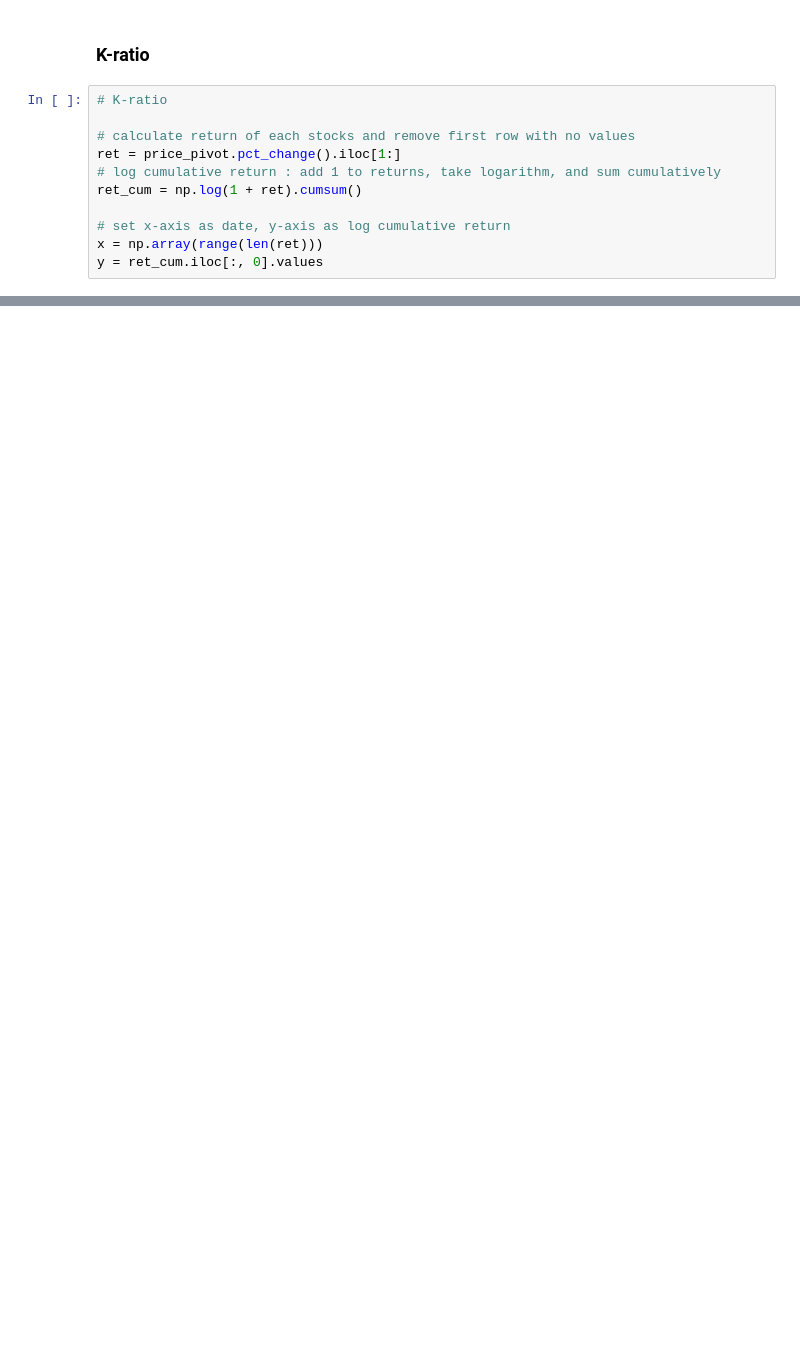
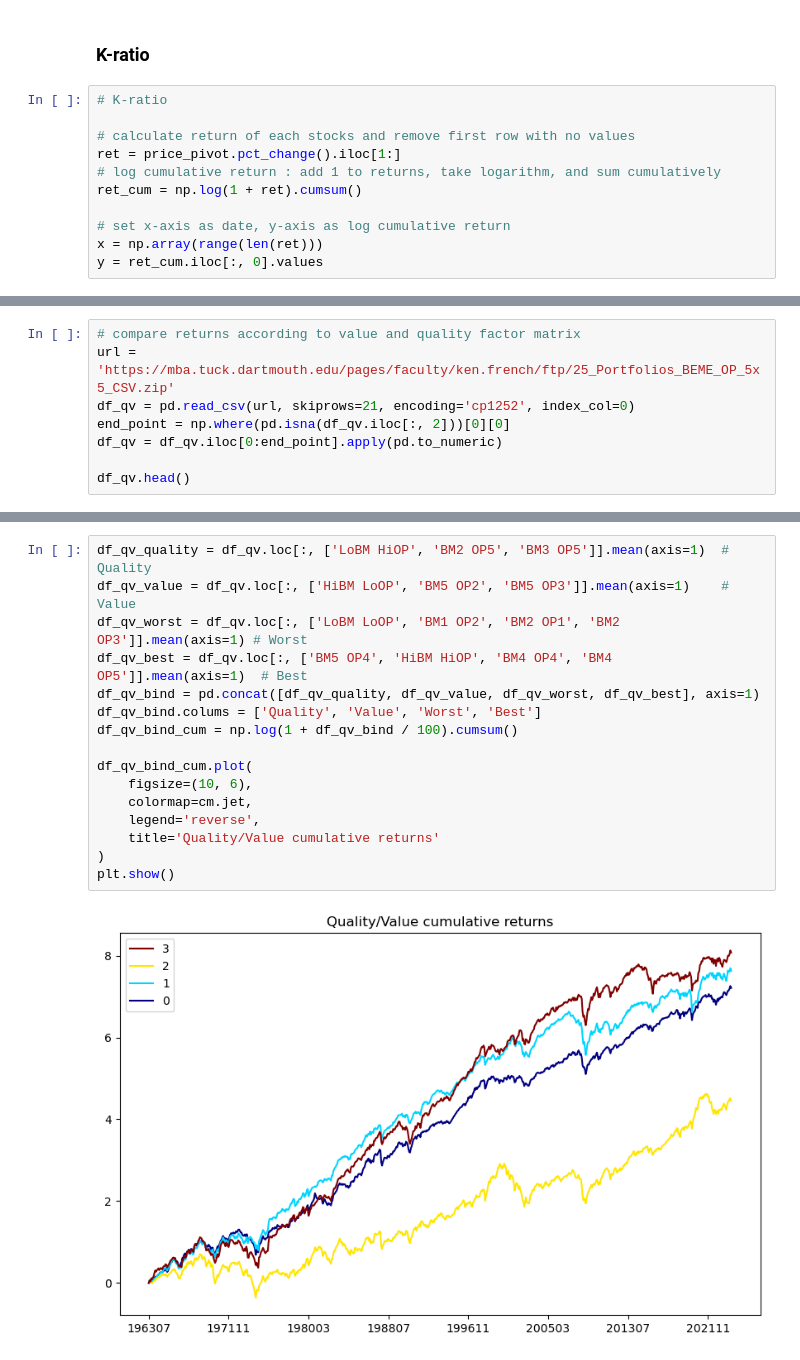
Before and after one commit to ahn283/projects, a Jupyter notebook: portflolio/factor_portfolio_understand.ipynb, the cells around one changed output, grey strips where cells are left out. Cells and saved outputs as stored; diff of their text form; blank space fills up the shorter version.

```diff
--- a/portflolio/factor_portfolio_understand.ipynb
+++ b/portflolio/factor_portfolio_understand.ipynb
@@ -611,0 +816,8 @@ plt.show()
+# %%
+# compare returns according to value and quality factor matrix
+url = 'https://mba.tuck.dartmouth.edu/pages/faculty/ken.french/ftp/25_Portfolios_BEME_OP_5x5_CSV.zip'
+df_qv = pd.read_csv(url, skiprows=21, encoding='cp1252', index_col=0)
+end_point = np.where(pd.isna(df_qv.iloc[:, 2]))[0][0]
+df_qv = df_qv.iloc[0:end_point].apply(pd.to_numeric)
+
+df_qv.head()
@@ -611,0 +832,18 @@ plt.show()
+# %%
+df_qv_quality = df_qv.loc[:, ['LoBM HiOP', 'BM2 OP5', 'BM3 OP5']].mean(axis=1)  # Quality
+df_qv_value = df_qv.loc[:, ['HiBM LoOP', 'BM5 OP2', 'BM5 OP3']].mean(axis=1)    # Value
+df_qv_worst = df_qv.loc[:, ['LoBM LoOP', 'BM1 OP2', 'BM2 OP1', 'BM2 OP3']].mean(axis=1) # Worst
+df_qv_best = df_qv.loc[:, ['BM5 OP4', 'HiBM HiOP', 'BM4 OP4', 'BM4 OP5']].mean(axis=1)  # Best
+df_qv_bind = pd.concat([df_qv_quality, df_qv_value, df_qv_worst, df_qv_best], axis=1)
+df_qv_bind.colums = ['Quality', 'Value', 'Worst', 'Best']
+df_qv_bind_cum = np.log(1 + df_qv_bind / 100).cumsum()
+
+df_qv_bind_cum.plot(
+    figsize=(10, 6),
+    colormap=cm.jet,
+    legend='reverse',
+    title='Quality/Value cumulative returns'
+)
+plt.show()
+# %% [output]
+[figure, added]
```
Also changed, not shown: parts of 77 cells of this notebook, 13 other files.
